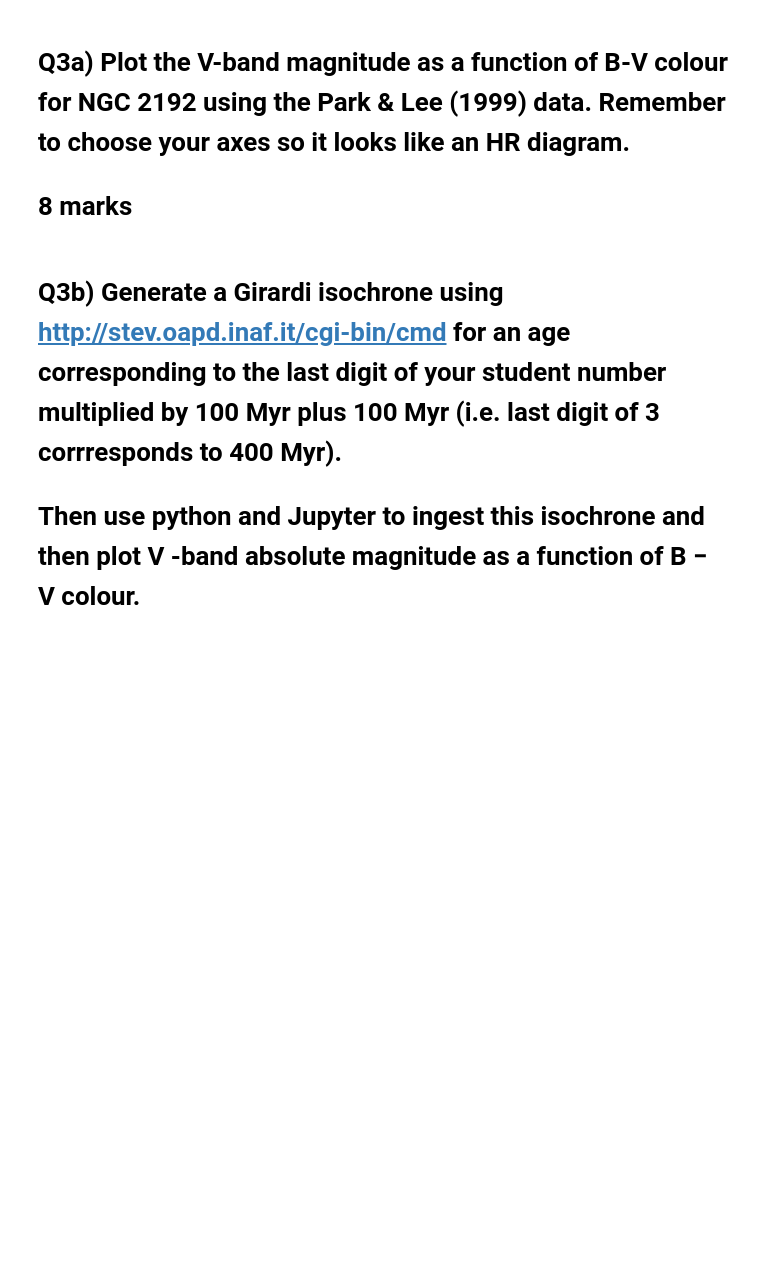
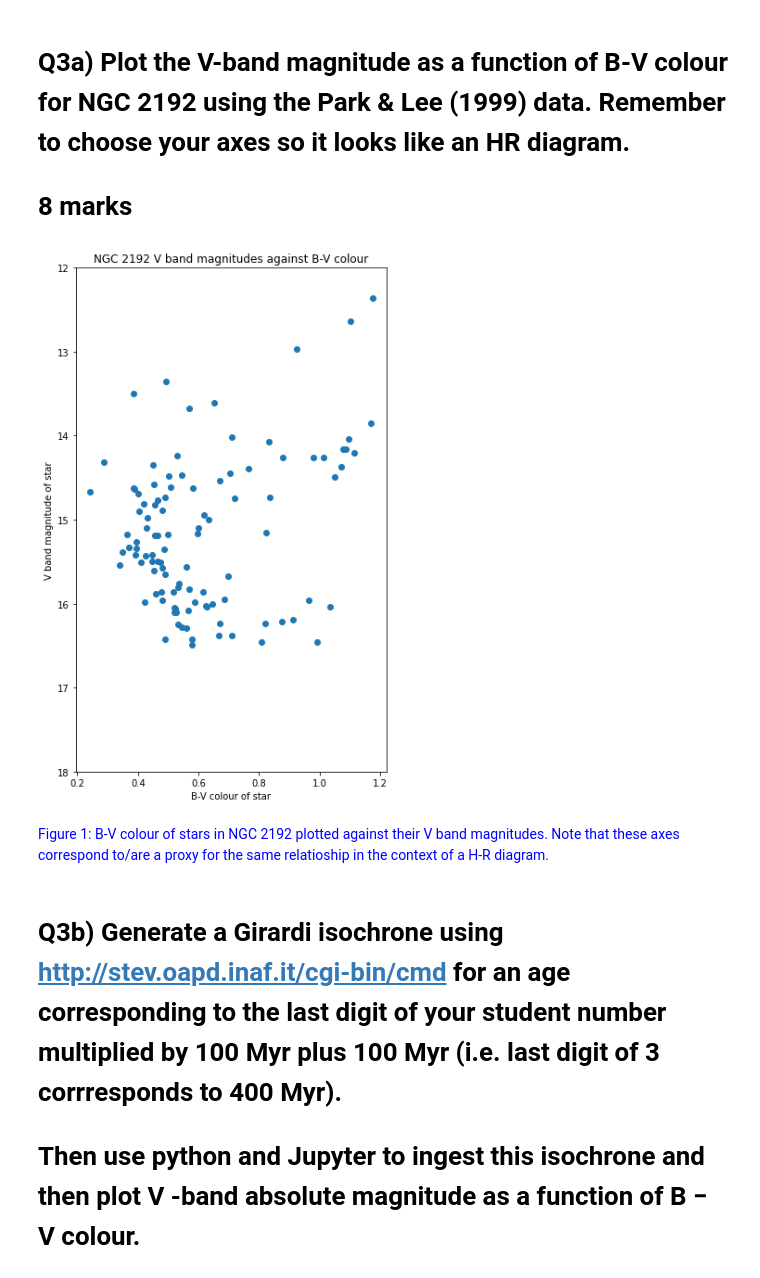
Before and after one commit to cedliang/ASP3231, a Jupyter notebook: Assignment_1/ASP3231_Assignment1_2022.ipynb, the cells around one changed output. Cells and saved outputs as stored; diff of their text form; code cells hidden in the pictures; blank space fills up the shorter version.

```diff
--- a/Assignment_1/ASP3231_Assignment1_2022.ipynb
+++ b/Assignment_1/ASP3231_Assignment1_2022.ipynb
@@ -232,3 +232,19 @@ On the other hand, we notice that the medians for both the dust donut and the wh
 # Use print to some values are being read correctly by your code.
 
 # 8 marks
+# %%
+with open("park.txt", "r") as f:
+    lines = f.readlines()[3:]
+
+# apply the split function to the lines
+split_lines = map(lambda line: line.split(), lines)
+
+# convert the elements to float
+# we see weird outliers with colour values of 9.99 - not sure what they are but they greatly skew my plot so I filter them out
+float_lines = list(filter(lambda line: 9.99 not in line,
+    map(lambda l: list(map(float, l)), split_lines)))
+
+print("ID 1 expected:", "1  469.4  859.0 15.865  0.477  0.099  0.482 0.013 0.030 0.058 0.014")
+print("ID 1 actual:", float_lines[0])
+print("ID 5 expected:", "5 537.5  891.7 12.969  0.924  0.475  0.930 0.002 0.006 0.010 0.002")
+print("ID 5 actual:", float_lines[4])
@@ -236,6 +257,23 @@ On the other hand, we notice that the medians for both the dust donut and the wh
 # Q3a) Plot the V-band magnitude as a function of B-V colour for NGC 2192 using the Park & Lee (1999) data. Remember to choose your axes so it looks like an HR diagram.
 
 # 8 marks
+# %%
+# get the relevant index
+b_min_vs = [row[4] for row in float_lines]
+vs = [row[3] for row in float_lines]
+
+
+plt.scatter(b_min_vs, vs)
+plt.ylim(18, 12)
+plt.xlabel("B-V colour of star")
+plt.ylabel("V band magnitude of star")
+plt.title("NGC 2192 V band magnitudes against B-V colour")
+plt.rcParams["figure.figsize"] = (6, 10)
+plt.show()
+# %% [output]
+[figure, added]
+# %% [markdown]
+<font color=blue> Figure 1: B-V colour of stars in NGC 2192 plotted against their V band magnitudes. Note that these axes correspond to/are a proxy for the same relatioship in the context of a H-R diagram.
 # %% [markdown]
 # Q3b) Generate a Girardi isochrone using http://stev.oapd.inaf.it/cgi-bin/cmd for an age corresponding to the last digit of your student number multiplied by 100 Myr plus 100 Myr (i.e. last digit of 3 corrresponds to 400 Myr).
 
```
Also changed, not shown: parts of 8 cells of this notebook, 1 other file.
